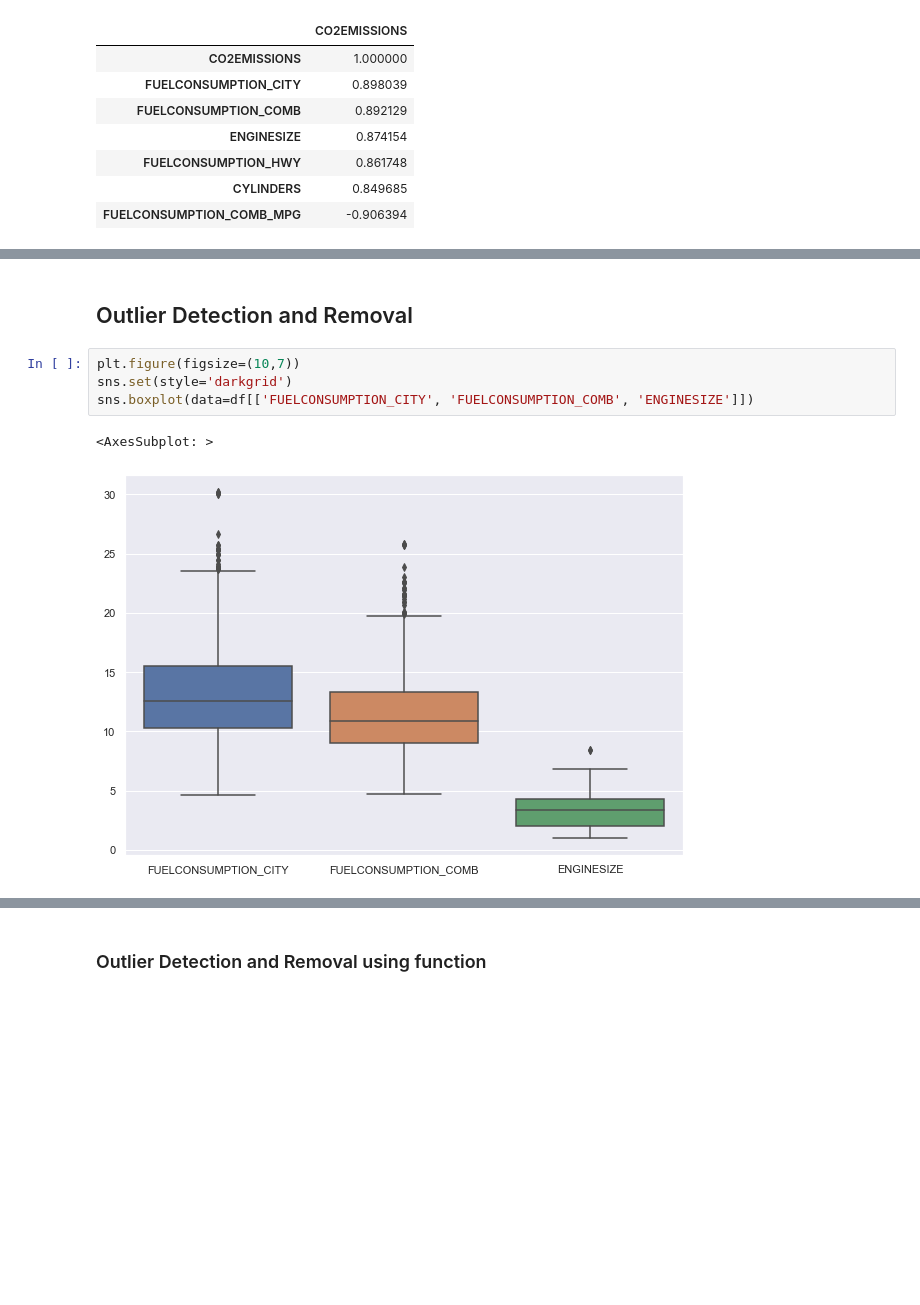
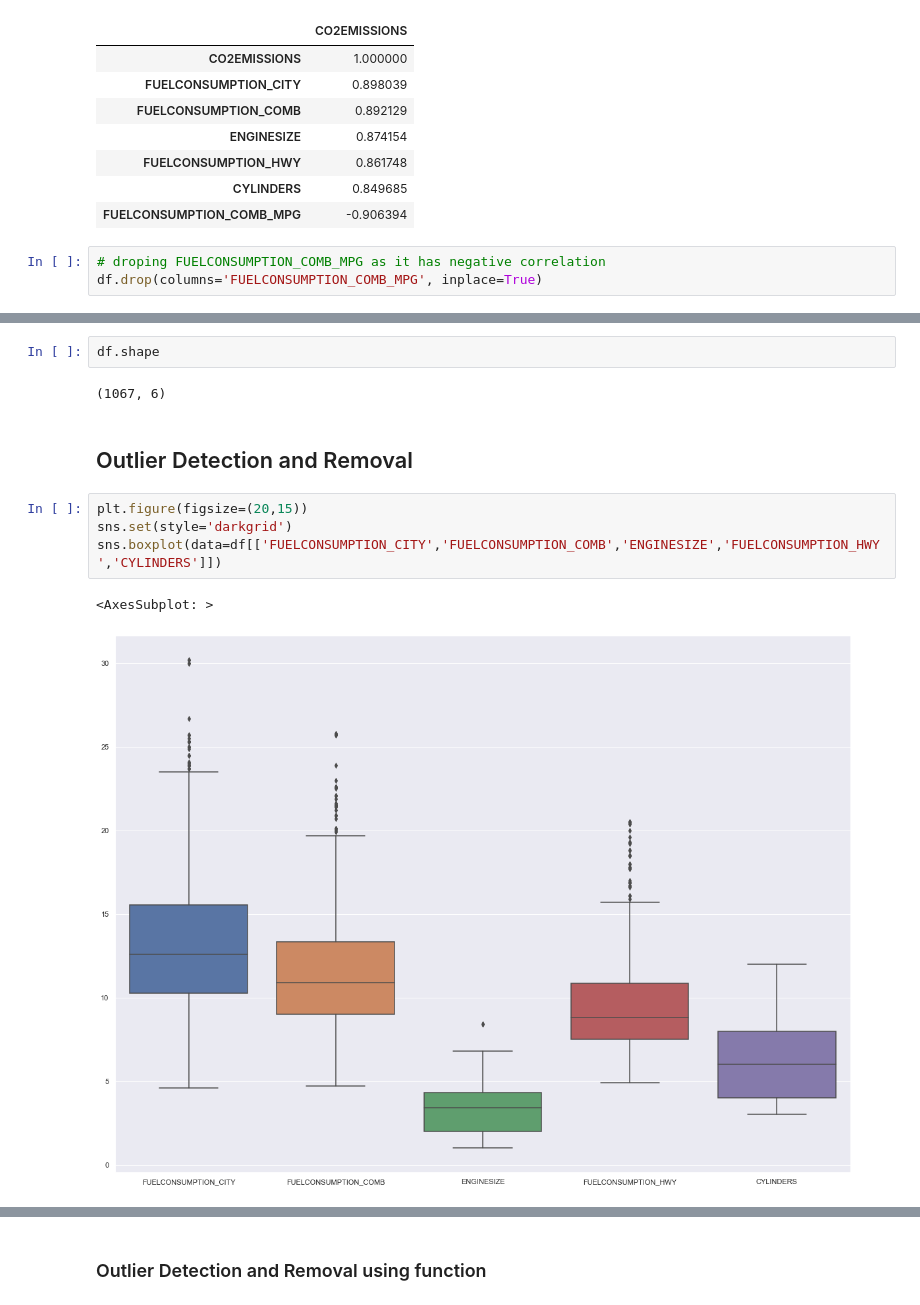
Before and after one commit to HASAN9519/Python2022, a Jupyter notebook: Notebooks/27.RegressionAnalysis.ipynb, the cells around one changed output, grey strips where cells are left out. Drawn from its saved outputs; the diff is of its cells as text; blank space fills up the shorter version.

```diff
--- a/Notebooks/27.RegressionAnalysis.ipynb
+++ b/Notebooks/27.RegressionAnalysis.ipynb
@@ -135,6 +143,9 @@ df.corr()[['CO2EMISSIONS']].sort_values(by=['CO2EMISSIONS'], ascending=False)
 | FUELCONSUMPTION_HWY | 0.861748 |
 | CYLINDERS | 0.849685 |
 | FUELCONSUMPTION_COMB_MPG | -0.906394 |
+# %%
+# droping FUELCONSUMPTION_COMB_MPG as it has negative correlation
+df.drop(columns='FUELCONSUMPTION_COMB_MPG', inplace=True)
 # %%
 sns.heatmap(df.corr()[['CO2EMISSIONS']].sort_values(by=['CO2EMISSIONS'], ascending=False),annot=True) # annot will show value
 # %% [output]
@@ -143,9 +154,13 @@ sns.heatmap(df.corr()[['CO2EMISSIONS']].sort_values(by=['CO2EMISSIONS'], ascendi
+# %%
+df.shape
+# %% [output]
+(1067, 6)
 # %% [markdown]
 ## Outlier Detection and Removal
 # %%
-plt.figure(figsize=(10,7))
+plt.figure(figsize=(20,15))
 sns.set(style='darkgrid')
-sns.boxplot(data=df[['FUELCONSUMPTION_CITY', 'FUELCONSUMPTION_COMB', 'ENGINESIZE']])
+sns.boxplot(data=df[['FUELCONSUMPTION_CITY','FUELCONSUMPTION_COMB','ENGINESIZE','FUELCONSUMPTION_HWY','CYLINDERS']])
 # %% [output]
 <AxesSubplot: >
-[figure, old version]
+[figure, new version]
```
Also changed, not shown: parts of 143 cells of this notebook, 11 other files.
